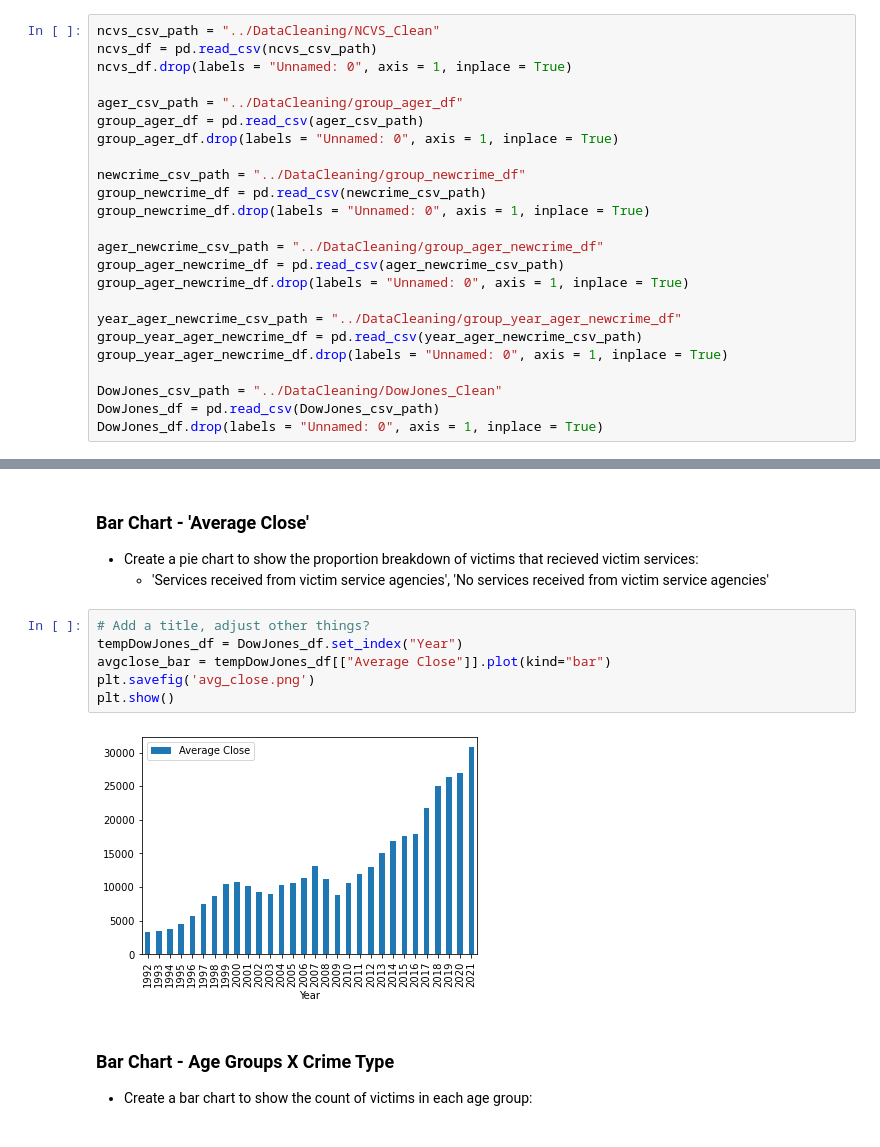
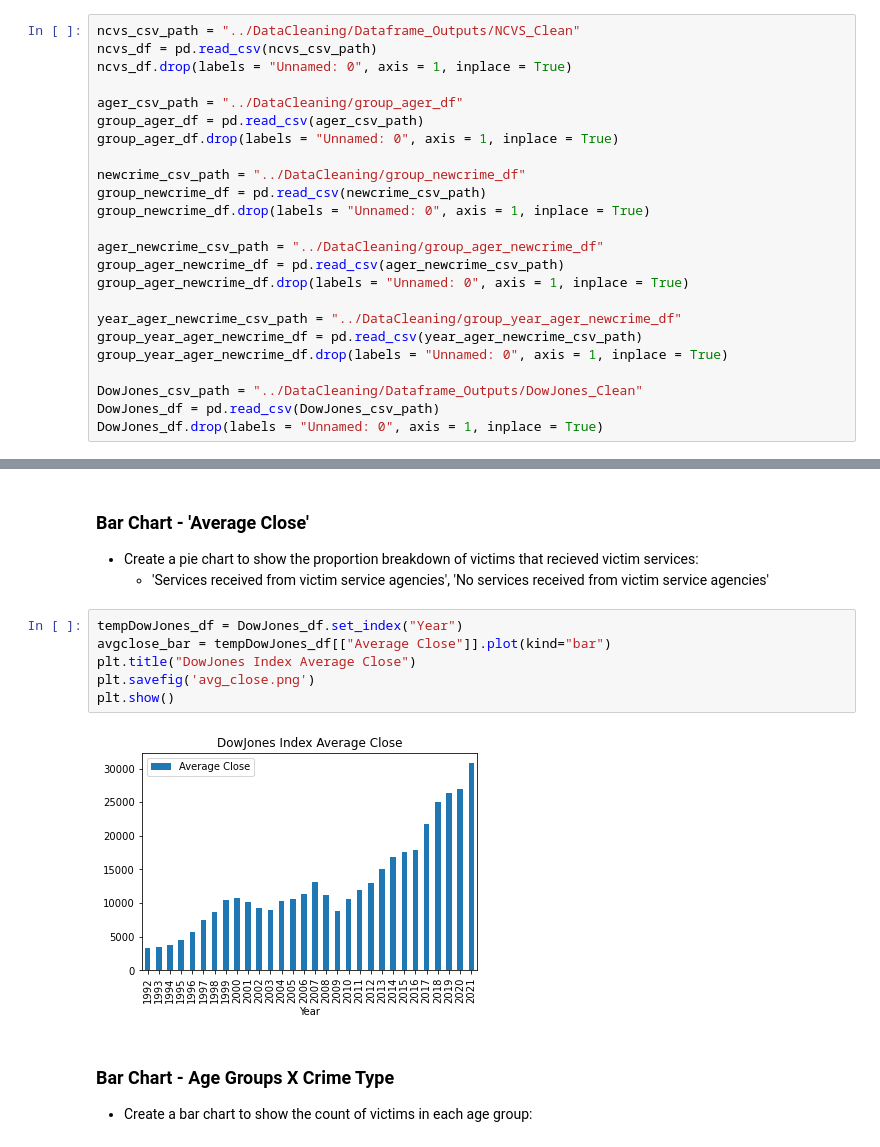
Before and after one commit to SyFlores/Crime_Victimization_and_the_Stock_Market, a Jupyter notebook: Analysis/Analysis.ipynb, the cells around one changed output, grey strips where cells are left out. Cells and saved outputs as stored; diff of their text form.

```diff
--- a/Analysis/Analysis.ipynb
+++ b/Analysis/Analysis.ipynb
@@ -10,7 +10,7 @@ import pandas as pd
 - NCVS - Read in cleaned primary dataset and 4 additional groupby datasets
 - Dow Jones - Read in groupby dataset
 # %%
-ncvs_csv_path = "../DataCleaning/NCVS_Clean"
+ncvs_csv_path = "../DataCleaning/Dataframe_Outputs/NCVS_Clean"
 ncvs_df = pd.read_csv(ncvs_csv_path)
 ncvs_df.drop(labels = "Unnamed: 0", axis = 1, inplace = True)
 
@@ -30,7 +30,7 @@ year_ager_newcrime_csv_path = "../DataCleaning/group_year_ager_newcrime_df"
 group_year_ager_newcrime_df = pd.read_csv(year_ager_newcrime_csv_path)
 group_year_ager_newcrime_df.drop(labels = "Unnamed: 0", axis = 1, inplace = True)
 
-DowJones_csv_path = "../DataCleaning/DowJones_Clean"
+DowJones_csv_path = "../DataCleaning/Dataframe_Outputs/DowJones_Clean"
 DowJones_df = pd.read_csv(DowJones_csv_path)
 DowJones_df.drop(labels = "Unnamed: 0", axis = 1, inplace = True)
 # %% [markdown]
@@ -102,13 +109,13 @@ plt.show()
 - Create a pie chart to show the proportion breakdown of victims that recieved victim services:
     - 'Services received from victim service agencies', 'No services received from victim service agencies'
 # %%
-# Add a title, adjust other things?
 tempDowJones_df = DowJones_df.set_index("Year")
 avgclose_bar = tempDowJones_df[["Average Close"]].plot(kind="bar")
+plt.title("DowJones Index Average Close")
 plt.savefig('avg_close.png')
 plt.show()
 # %% [output]
-[figure, old version]
+[figure, new version]
 # %% [markdown]
 ### Bar Chart - Age Groups X Crime Type
 - Create a bar chart to show the count of victims in each age group:
```
Also changed, not shown: parts of 10 cells of this notebook, 8 other files.
